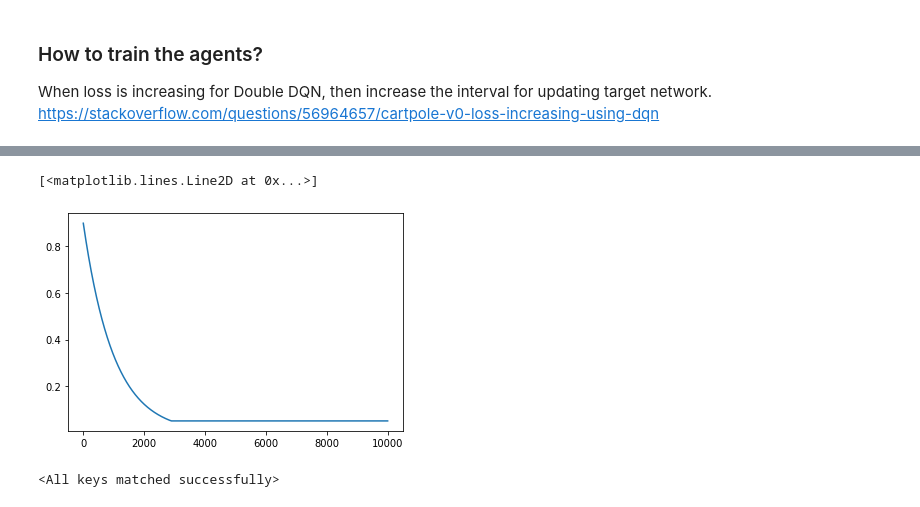
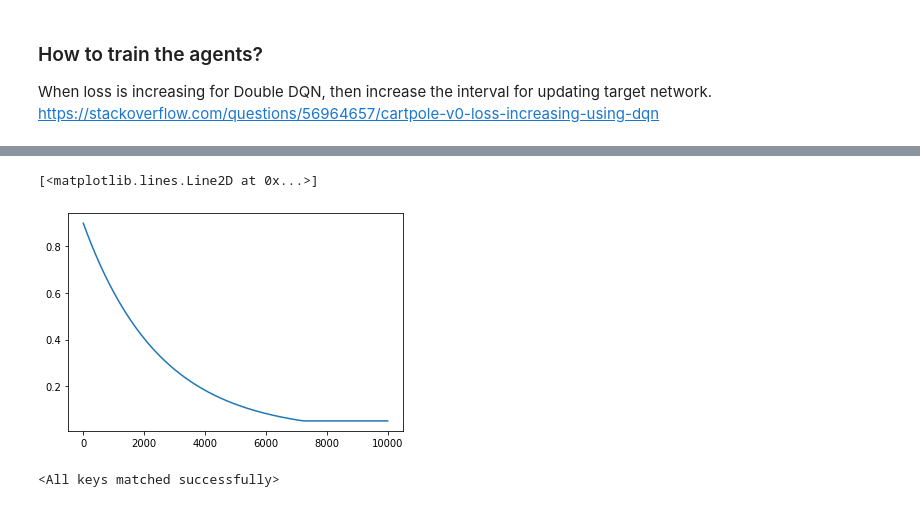
Before and after one commit to fireofearth/cpsc533v_project, a Jupyter notebook: colin/baseline.adversary_only.rnn.ipynb, the cells around one changed output, grey strips where cells are left out. Drawn from its saved outputs; the diff is of its cells as text; code cells hidden in the pictures.

```diff
--- a/colin/baseline.adversary_only.rnn.ipynb
+++ b/colin/baseline.adversary_only.rnn.ipynb
@@ -562,18 +543,18 @@ KeyboardInterrupt:
 # %%
 eps_start = 0.9
 eps_end = 0.05
-eps_decay = 0.999
+eps_decay = 0.9996
 epsilon = eps_start
 
 eps = [epsilon]
 for i in range(10_000):
     epsilon = max((epsilon*eps_decay), eps_end)
     eps.append(epsilon)
 
 plt.plot(eps)
 # %% [output]
 [<matplotlib.lines.Line2D at 0x...>]
-[figure, old version]
+[figure, new version]
 # %%
 # load adversary net
 adversary_net = SimpleTagNet(config, "adversary").to(config.device)
```
Also changed, not shown: parts of 4 cells of this notebook.
